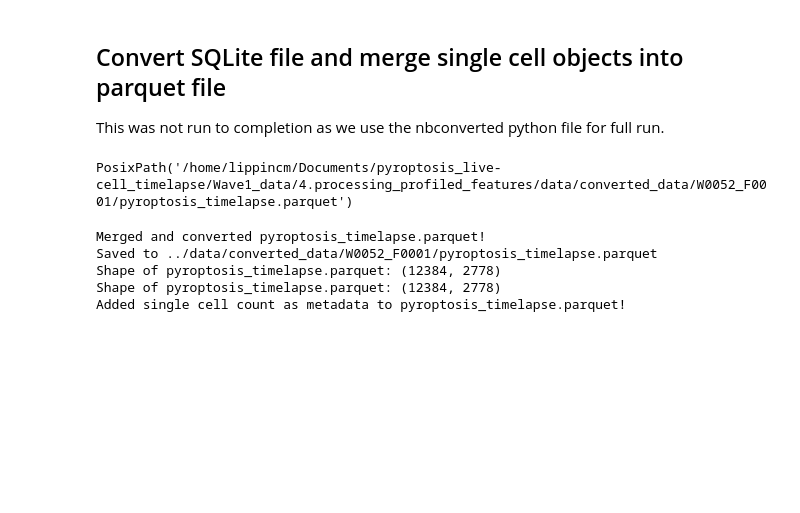
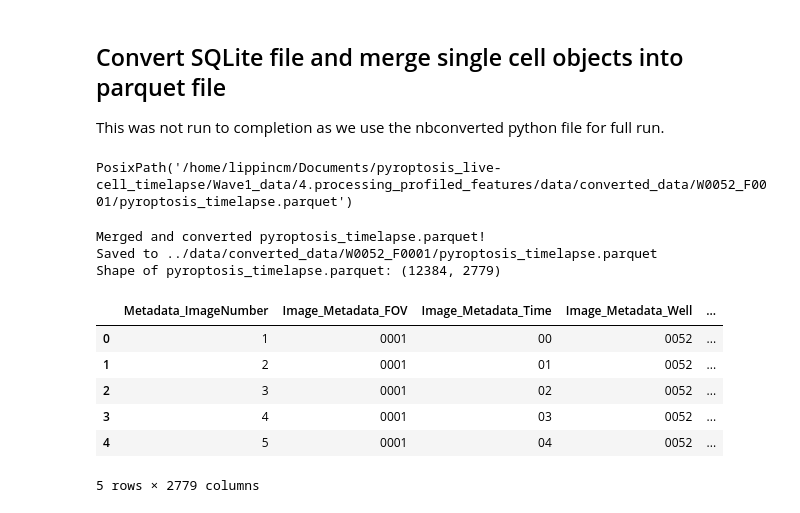
Before and after one commit to MikeLippincott/pyroptosis_live-cell_timelapse, a Jupyter notebook: Wave1_data/4.processing_profiled_features/notebooks/0.merge_sc.ipynb, the cells around one changed output. Saved outputs shown, nothing was run; the diff lists cells and outputs as text; code cells hidden in the pictures; blank space fills up the shorter version.

```diff
--- a/Wave1_data/4.processing_profiled_features/notebooks/0.merge_sc.ipynb
+++ b/Wave1_data/4.processing_profiled_features/notebooks/0.merge_sc.ipynb
@@ -123,21 +123,18 @@ PosixPath('/home/lippincm/Documents/pyroptosis_live-cell_timelapse/Wave1_data/4.
 # %%
 print(f"Merged and converted {pathlib.Path(dest_path).name}!")
 print(f"Saved to {dest_path}")
 df = pd.read_parquet(dest_path)
+df["Metadata_Well_Time"] = df["Image_Metadata_Well"] + "_" + df["Image_Metadata_Time"]
 print(f"Shape of {pathlib.Path(dest_path).name}: {df.shape}")
-# add single cell count per well as metadata column to parquet file and save back to same path
-sc_utils.add_sc_count_metadata_file(
-    data_path=dest_path,
-    well_column_name="Metadata_ImageNumber",
-    file_type="parquet",
-)
-# read the parquet file to check if metadata was added
-df1 = pd.read_parquet(dest_path)
-print(f"Shape of {pathlib.Path(dest_path).name}: {df.shape}")
-print(f"Added single cell count as metadata to {pathlib.Path(dest_path).name}!")
+df.head()
 # %% [output]
 Merged and converted pyroptosis_timelapse.parquet!
 Saved to ../data/converted_data/W0052_F0001/pyroptosis_timelapse.parquet
-Shape of pyroptosis_timelapse.parquet: (12384, 2778)
-Shape of pyroptosis_timelapse.parquet: (12384, 2778)
-Added single cell count as metadata to pyroptosis_timelapse.parquet!
+Shape of pyroptosis_timelapse.parquet: (12384, 2779)
+|  | Metadata_ImageNumber | Image_Metadata_FOV | Image_Metadata_Time | Image_Metadata_Well | ... |
+| 0 | 1 | 0001 | 00 | 0052 | ... |
+| 1 | 2 | 0001 | 01 | 0052 | ... |
+| 2 | 3 | 0001 | 02 | 0052 | ... |
+| 3 | 4 | 0001 | 03 | 0052 | ... |
+| 4 | 5 | 0001 | 04 | 0052 | ... |
+5 rows × 2779 columns
```
Also changed, not shown: parts of 3 cells of this notebook, 5 other files.
